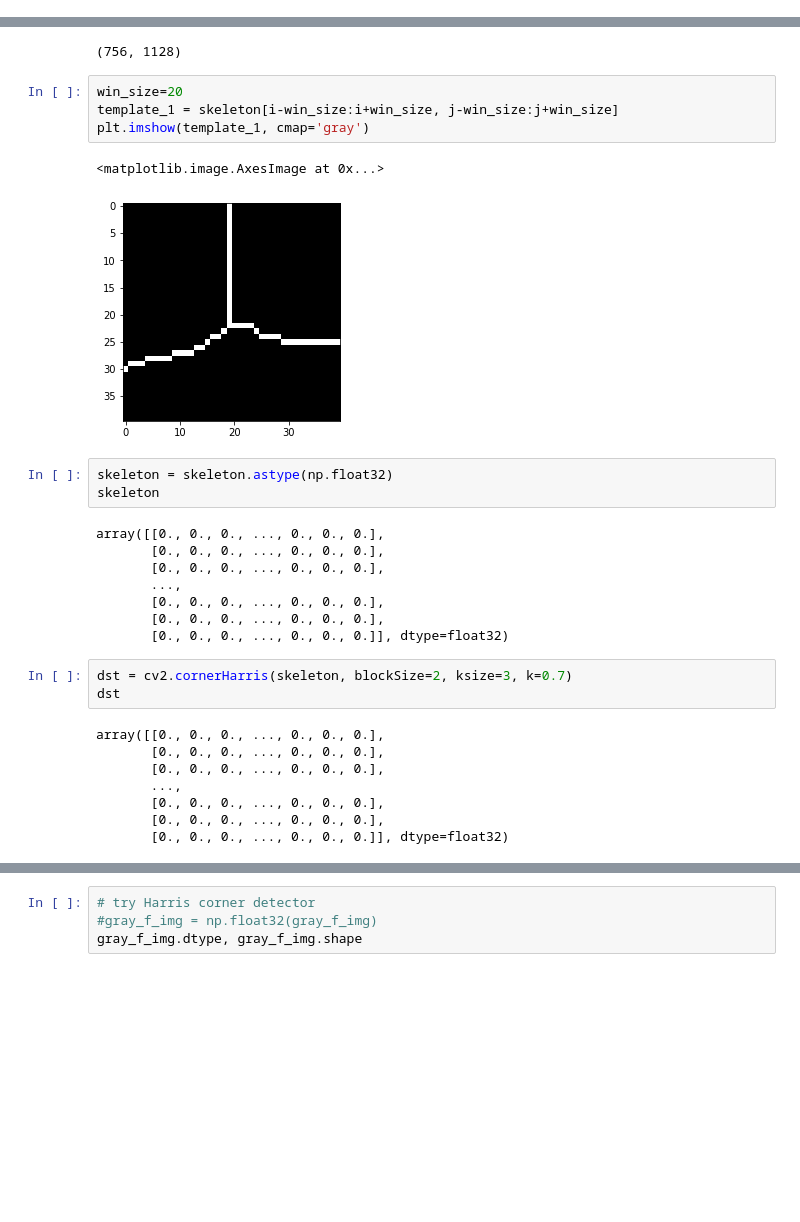
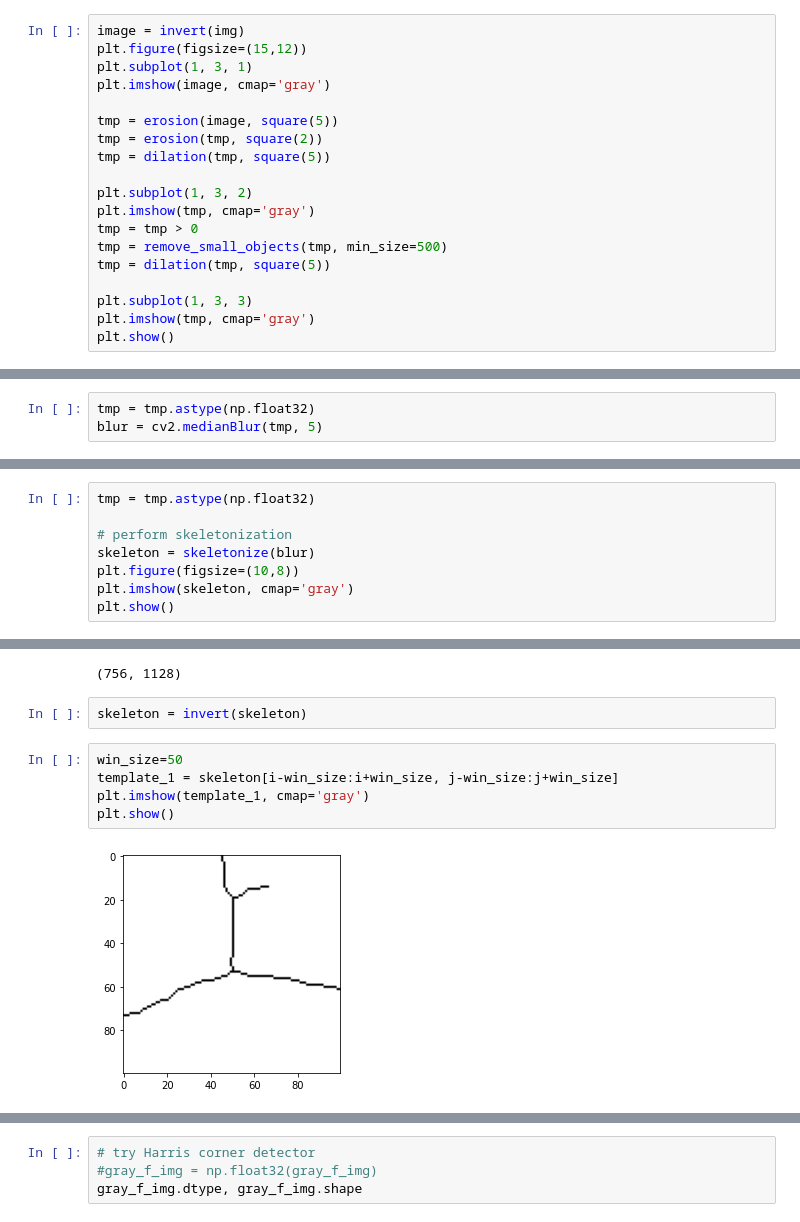
Before and after one commit to drguigui1/bee-wings-venation-matching, a Jupyter notebook: src/tests.ipynb, the cells around one changed output, grey strips where cells are left out. Drawn from its saved outputs; the diff is of its cells as text; blank space fills up the shorter version.

```diff
--- a/src/tests.ipynb
+++ b/src/tests.ipynb
@@ -104,0 +69,19 @@ plt.show()
+# %%
+image = invert(img)
+plt.figure(figsize=(15,12))
+plt.subplot(1, 3, 1)
+plt.imshow(image, cmap='gray')
+
+tmp = erosion(image, square(5))
+tmp = erosion(tmp, square(2))
+tmp = dilation(tmp, square(5))
+
+plt.subplot(1, 3, 2)
+plt.imshow(tmp, cmap='gray')
+tmp = tmp > 0
+tmp = remove_small_objects(tmp, min_size=500)
+tmp = dilation(tmp, square(5))
+
+plt.subplot(1, 3, 3)
+plt.imshow(tmp, cmap='gray')
+plt.show()
@@ -104,0 +90,3 @@ plt.show()
+# %%
+tmp = tmp.astype(np.float32)
+blur = cv2.medianBlur(tmp, 5)
@@ -104,0 +99,8 @@ plt.show()
+# %%
+tmp = tmp.astype(np.float32)
+
+# perform skeletonization
+skeleton = skeletonize(blur)
+plt.figure(figsize=(10,8))
+plt.imshow(skeleton, cmap='gray')
+plt.show()
@@ -108,32 +112,12 @@ i, j = int(i), int(j)
 i, j
 # %% [output]
 (756, 1128)
+# %%
+skeleton = invert(skeleton)
 # %%
-win_size=20
+win_size=50
 template_1 = skeleton[i-win_size:i+win_size, j-win_size:j+win_size]
 plt.imshow(template_1, cmap='gray')
+plt.show()
 # %% [output]
-<matplotlib.image.AxesImage at 0x...>
-[figure, old version]
+[figure, new version]
-# %%
-skeleton = skeleton.astype(np.float32)
-skeleton
-# %% [output]
-array([[0., 0., 0., ..., 0., 0., 0.],
-       [0., 0., 0., ..., 0., 0., 0.],
-       [0., 0., 0., ..., 0., 0., 0.],
-       ...,
-       [0., 0., 0., ..., 0., 0., 0.],
-       [0., 0., 0., ..., 0., 0., 0.],
-       [0., 0., 0., ..., 0., 0., 0.]], dtype=float32)
-# %%
-dst = cv2.cornerHarris(skeleton, blockSize=2, ksize=3, k=0.7)
-dst
-# %% [output]
-array([[0., 0., 0., ..., 0., 0., 0.],
-       [0., 0., 0., ..., 0., 0., 0.],
-       [0., 0., 0., ..., 0., 0., 0.],
-       ...,
-       [0., 0., 0., ..., 0., 0., 0.],
-       [0., 0., 0., ..., 0., 0., 0.],
-       [0., 0., 0., ..., 0., 0., 0.]], dtype=float32)
```
Also changed, not shown: parts of 20 cells of this notebook.
